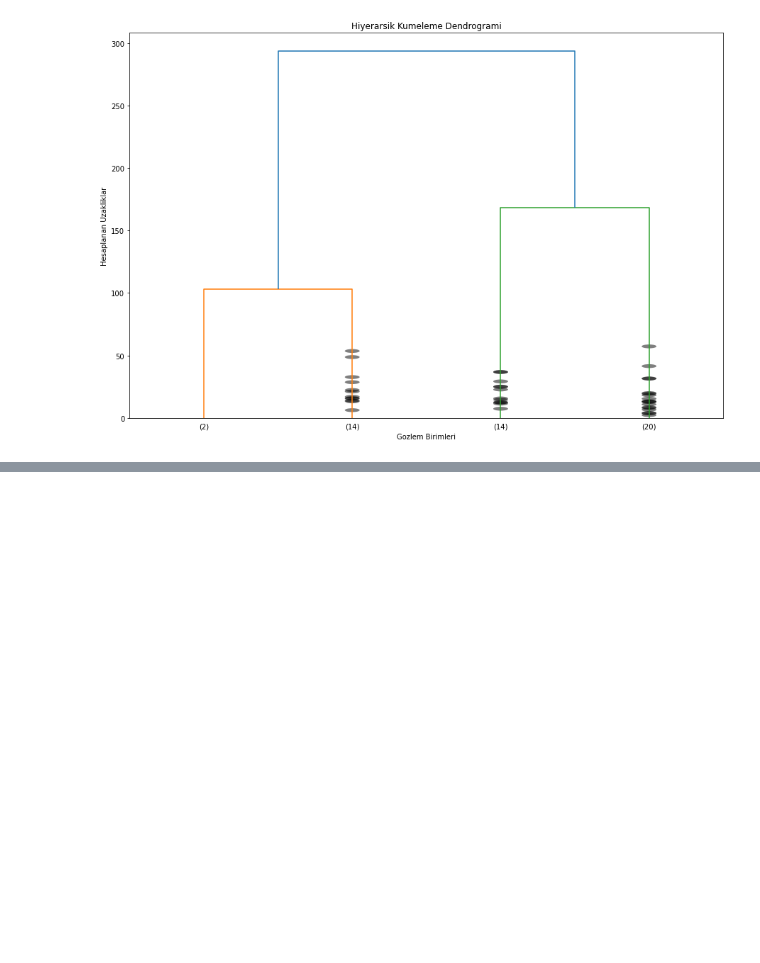
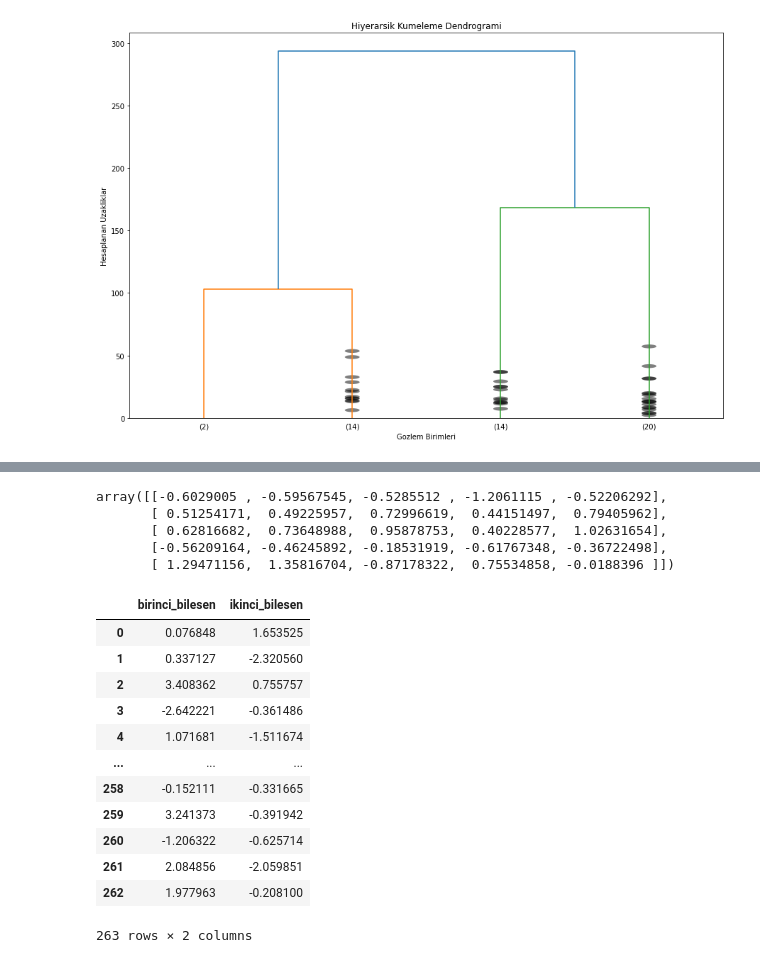
Before and after one commit to burakeven/GY_MachineL501, a Jupyter notebook: Untitled.ipynb, the cells around one changed output, grey strips where cells are left out. Drawn from its saved outputs; the diff is of its cells as text; code cells hidden in the pictures; blank space fills up the shorter version.

```diff
--- a/Untitled.ipynb
+++ b/Untitled.ipynb
@@ -225,0 +242,9 @@ dendrogram(hc_complete,
+# %%
+df = StandardScaler().fit_transform(df)
+df[0:5,0:5]
+# %% [output]
+array([[-0.6029005 , -0.59567545, -0.5285512 , -1.2061115 , -0.52206292],
+       [ 0.51254171,  0.49225957,  0.72996619,  0.44151497,  0.79405962],
+       [ 0.62816682,  0.73648988,  0.95878753,  0.40228577,  1.02631654],
+       [-0.56209164, -0.46245892, -0.18531919, -0.61767348, -0.36722498],
+       [ 1.29471156,  1.35816704, -0.87178322,  0.75534858, -0.0188396 ]])
@@ -225,0 +253,21 @@ dendrogram(hc_complete,
+# %%
+pca = PCA(n_components=2)
+pca_fit = pca.fit_transform(df)
+# %%
+bilesen_df = pd.DataFrame(data=pca_fit,columns=["birinci_bilesen","ikinci_bilesen"])
+# %%
+bilesen_df
+# %% [output]
+|  | birinci_bilesen | ikinci_bilesen |
+| 0 | 0.076848 | 1.653525 |
+| 1 | 0.337127 | -2.320560 |
+| 2 | 3.408362 | 0.755757 |
+| 3 | -2.642221 | -0.361486 |
+| 4 | 1.071681 | -1.511674 |
+| ... | ... | ... |
+| 258 | -0.152111 | -0.331665 |
+| 259 | 3.241373 | -0.391942 |
+| 260 | -1.206322 | -0.625714 |
+| 261 | 2.084856 | -2.059851 |
+| 262 | 1.977963 | -0.208100 |
+263 rows × 2 columns
```
Also changed, not shown: parts of 10 cells of this notebook, 2 other files.
